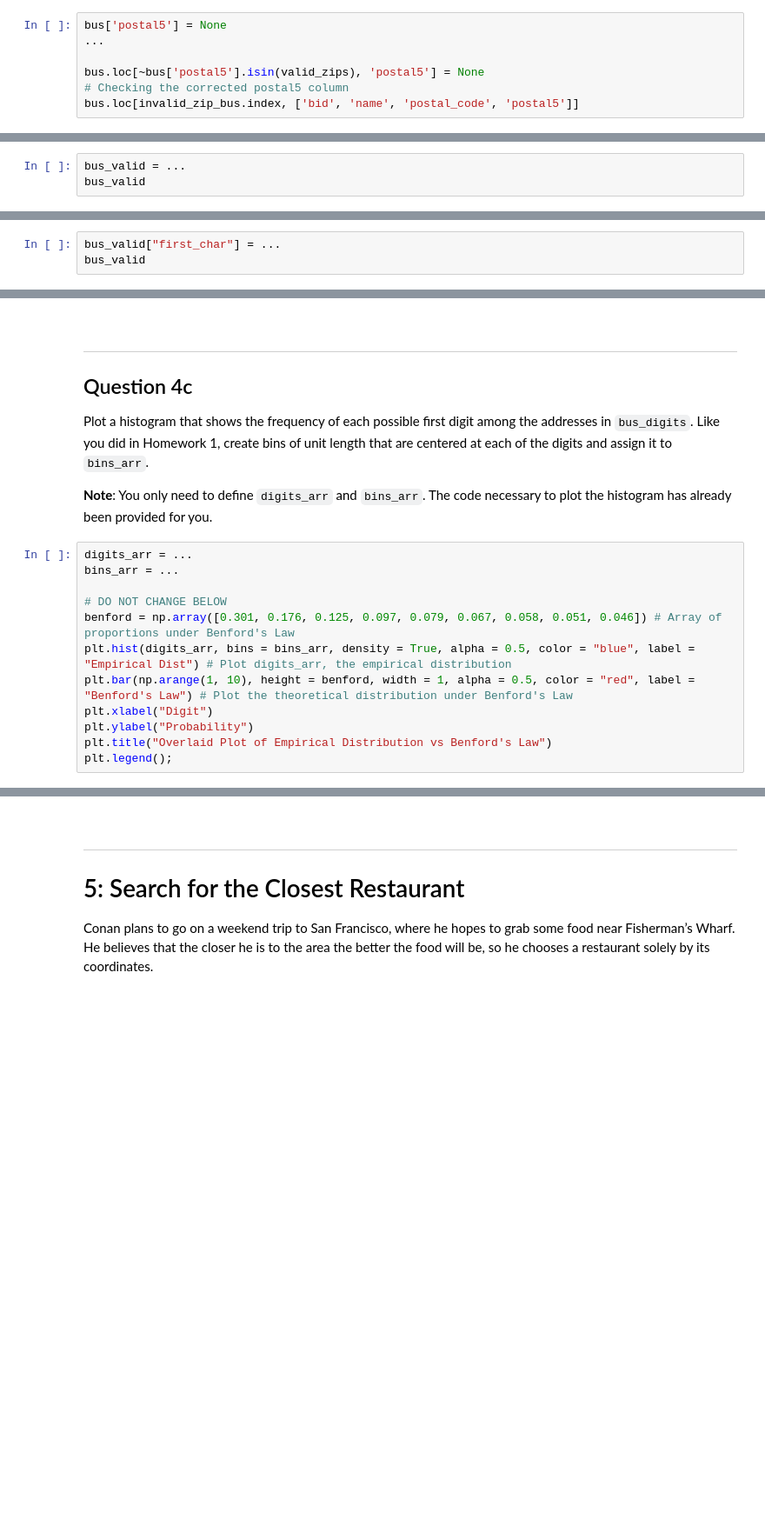
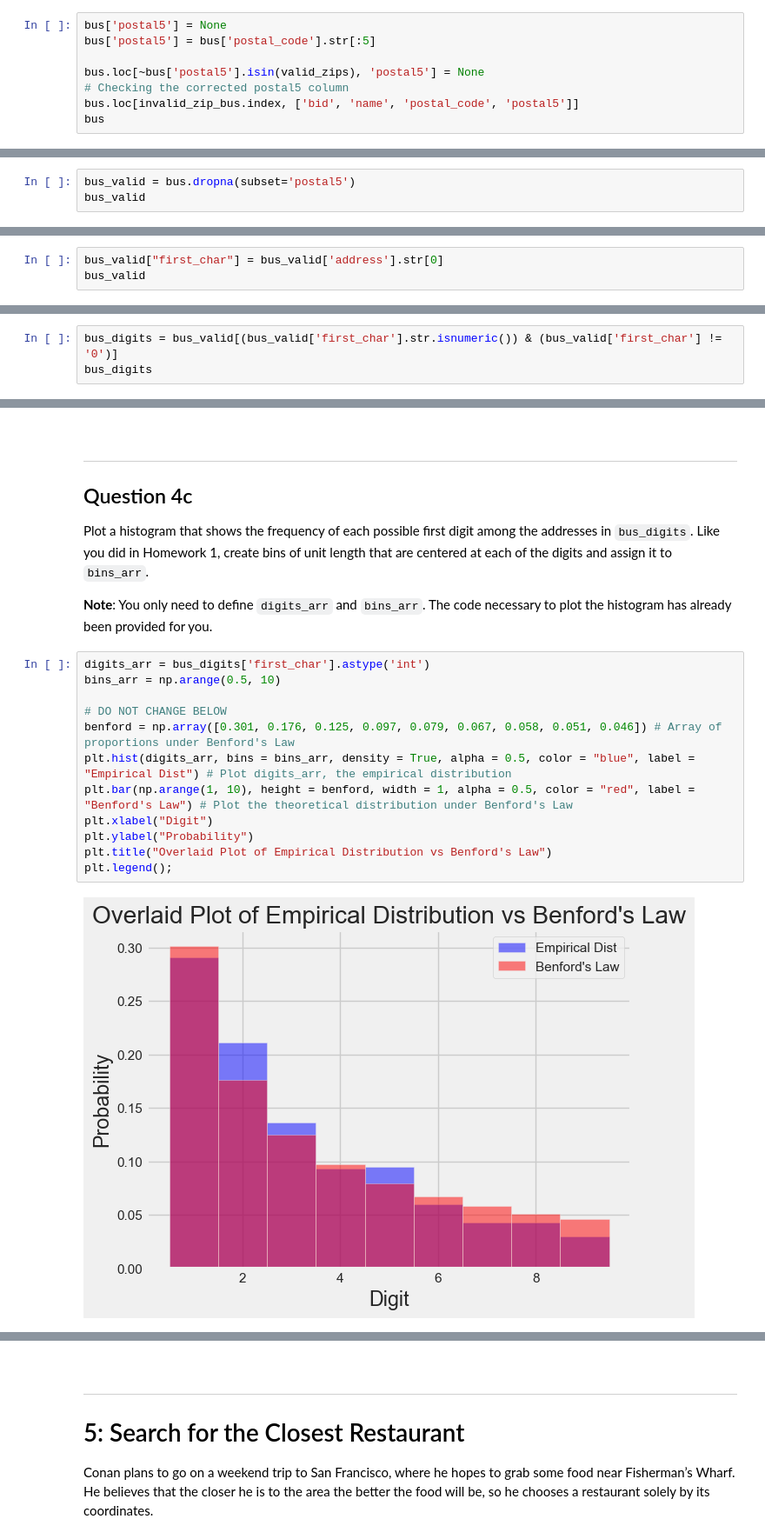
Before and after one commit to ac0033/sp25-student, a Jupyter notebook: hw/hw02A/hw02A.ipynb, the cells around one changed output, grey strips where cells are left out. Shown at 87% size. Cells and saved outputs as stored; diff of their text form; blank space fills up the shorter version.

```diff
--- a/hw/hw02A/hw02A.ipynb
+++ b/hw/hw02A/hw02A.ipynb
@@ -514,8 +663,9 @@ Then, for any of the `postal5` ZIP code entries that were not a valid San Franci
 **Do not modify the provided code! Simply add your own code in place of the ellipses.**
 # %%
 bus['postal5'] = None
-...
+bus['postal5'] = bus['postal_code'].str[:5]
 
 bus.loc[~bus['postal5'].isin(valid_zips), 'postal5'] = None
 # Checking the corrected postal5 column
 bus.loc[invalid_zip_bus.index, ['bid', 'name', 'postal_code', 'postal5']]
+bus
@@ -532,5 +698,5 @@ grader.check("q2e")
 
 Finally, use the `postal5` column to create a `DataFrame`, `bus_valid`, that only contains the rows of `bus` where a `postal5` zip code exists. You may find the `.isna()` function useful here.
 # %%
-bus_valid = ...
+bus_valid = bus.dropna(subset='postal5')
 bus_valid
@@ -657,5 +885,5 @@ Let’s investigate whether or not the **address** numbers in the `bus_valid` `D
 
 First, create a new column, `first_char` that contains the first character of the address string of each restaurant in `bus_valid`. **Again, do not use for loops or list comprehensions in your solution**.
 # %%
-bus_valid["first_char"] = ...
+bus_valid["first_char"] = bus_valid['address'].str[0]
 bus_valid
@@ -680,0 +940,3 @@ bus_digits
+# %%
+bus_digits = bus_valid[(bus_valid['first_char'].str.isnumeric()) & (bus_valid['first_char'] != '0')]
+bus_digits
@@ -691,16 +969,18 @@ Plot a histogram that shows the frequency of each possible first digit among the
 
 **Note**: You only need to define `digits_arr` and `bins_arr`. The code necessary to plot the histogram has already been provided for you.
 # %%
-digits_arr = ...
-bins_arr = ...
+digits_arr = bus_digits['first_char'].astype('int')
+bins_arr = np.arange(0.5, 10)
 
 # DO NOT CHANGE BELOW
 benford = np.array([0.301, 0.176, 0.125, 0.097, 0.079, 0.067, 0.058, 0.051, 0.046]) # Array of proportions under Benford's Law
 plt.hist(digits_arr, bins = bins_arr, density = True, alpha = 0.5, color = "blue", label = "Empirical Dist") # Plot digits_arr, the empirical distribution
 plt.bar(np.arange(1, 10), height = benford, width = 1, alpha = 0.5, color = "red", label = "Benford's Law") # Plot the theoretical distribution under Benford's Law
 plt.xlabel("Digit")
 plt.ylabel("Probability")
 plt.title("Overlaid Plot of Empirical Distribution vs Benford's Law")
 plt.legend();
+# %% [output]
+[figure, added]
 # %%
 grader.check("q4c")
```
Also changed, not shown: parts of 69 cells of this notebook, 7 other files.
